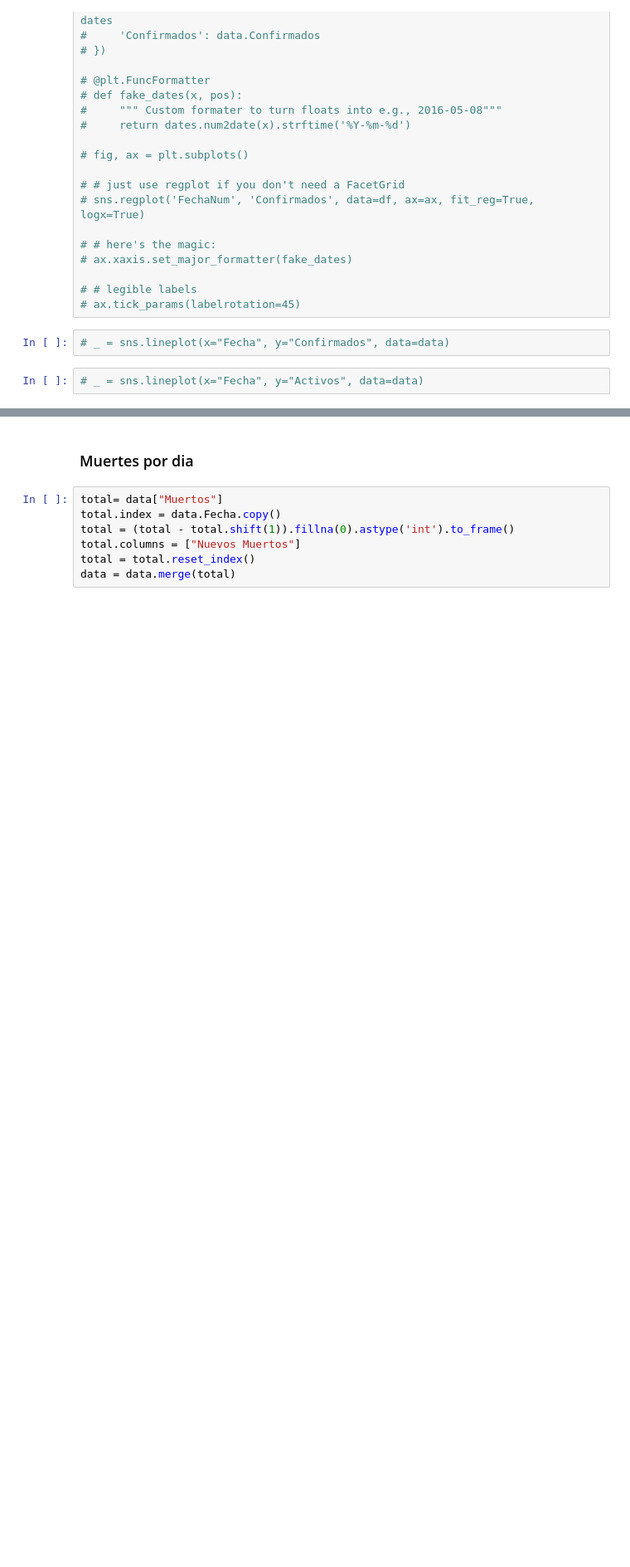
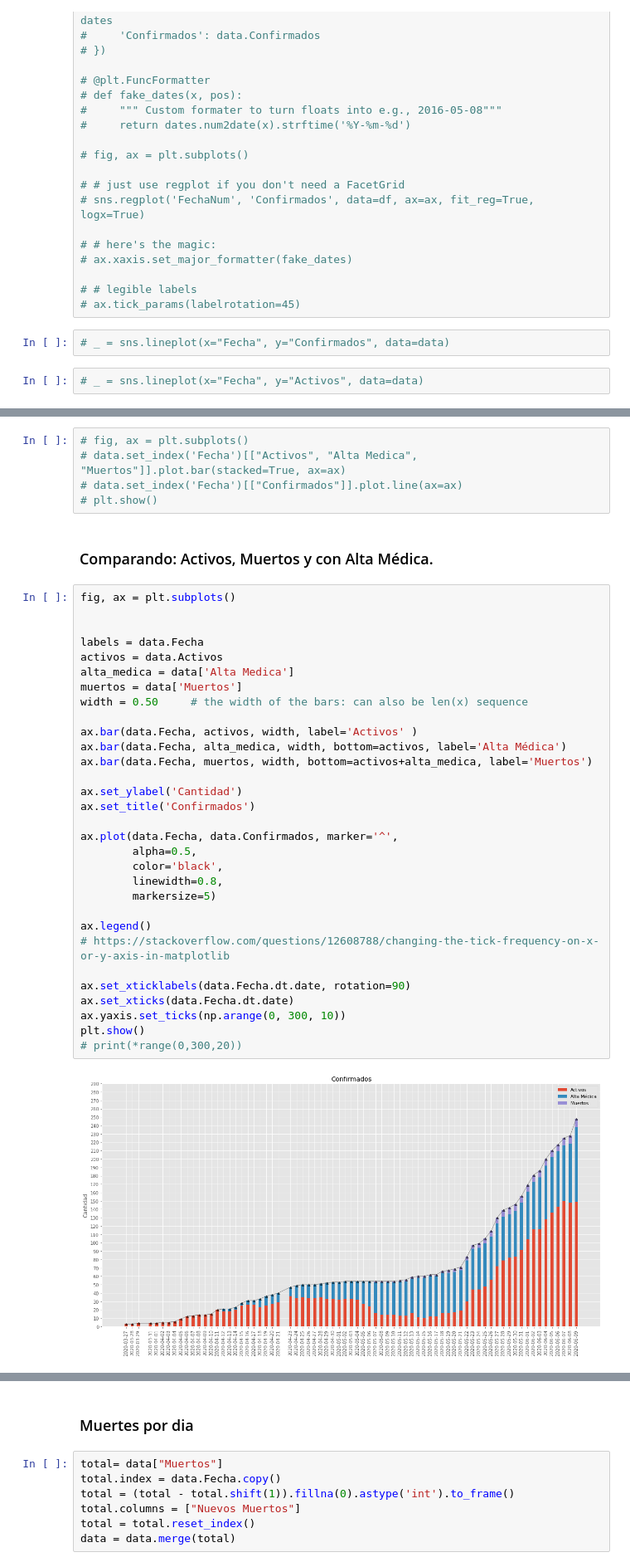
Before and after one commit to JonathanLoscalzo/covid19_laplata, a Jupyter notebook: notebooks/00-viz_casos.ipynb, the cells around one changed output, grey strips where cells are left out. Shown at 83% size. Saved outputs shown, nothing was run; the diff lists cells and outputs as text; blank space fills up the shorter version.

Commit message:
fixes and add stacked barplot

```diff
--- a/notebooks/00-viz_casos.ipynb
+++ b/notebooks/00-viz_casos.ipynb
@@ -92,2 +103,42 @@ _ = plt.axvline(x[55], color='red', linestyle="--")
+# %%
+# fig, ax = plt.subplots()
+# data.set_index('Fecha')[["Activos", "Alta Medica", "Muertos"]].plot.bar(stacked=True, ax=ax)
+# data.set_index('Fecha')[["Confirmados"]].plot.line(ax=ax)
+# plt.show()
+# %% [markdown]
+### Comparando: Activos, Muertos y con Alta Médica.
+# %%
+fig, ax = plt.subplots()
+
+
+labels = data.Fecha
+activos = data.Activos
+alta_medica = data['Alta Medica']
+muertos = data['Muertos']
+width = 0.50     # the width of the bars: can also be len(x) sequence
+
+ax.bar(data.Fecha, activos, width, label='Activos' )
+ax.bar(data.Fecha, alta_medica, width, bottom=activos, label='Alta Médica')
+ax.bar(data.Fecha, muertos, width, bottom=activos+alta_medica, label='Muertos')
+
+ax.set_ylabel('Cantidad')
+ax.set_title('Confirmados')
+
+ax.plot(data.Fecha, data.Confirmados, marker='^',
+        alpha=0.5,
+        color='black',
+        linewidth=0.8,
+        markersize=5)
+
+ax.legend()
+# https://stackoverflow.com/questions/12608788/changing-the-tick-frequency-on-x-or-y-axis-in-matplotlib
+
+ax.set_xticklabels(data.Fecha.dt.date, rotation=90)
+ax.set_xticks(data.Fecha.dt.date)
+ax.yaxis.set_ticks(np.arange(0, 300, 10))
+plt.show()
+# print(*range(0,300,20))
+# %% [output]
+[figure, added]
 # %% [markdown]
 ### Nuevos Casos por día
```
Also changed, not shown: parts of 7 cells of this notebook, 1 other file.
